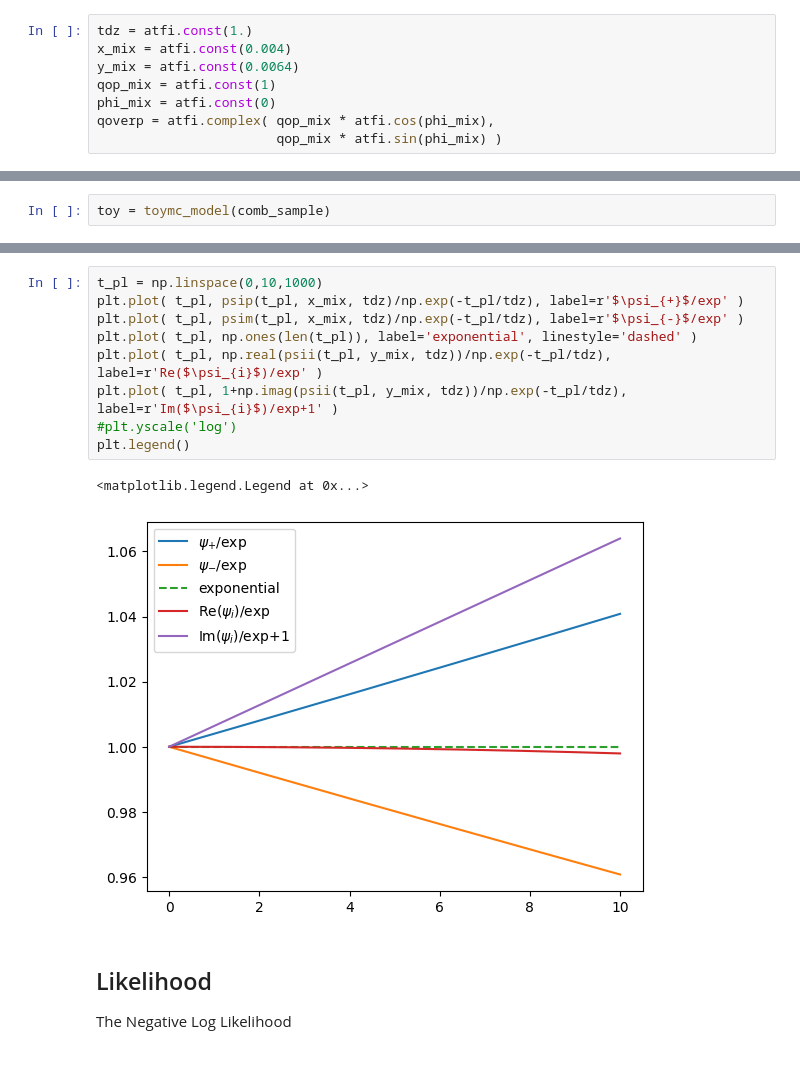
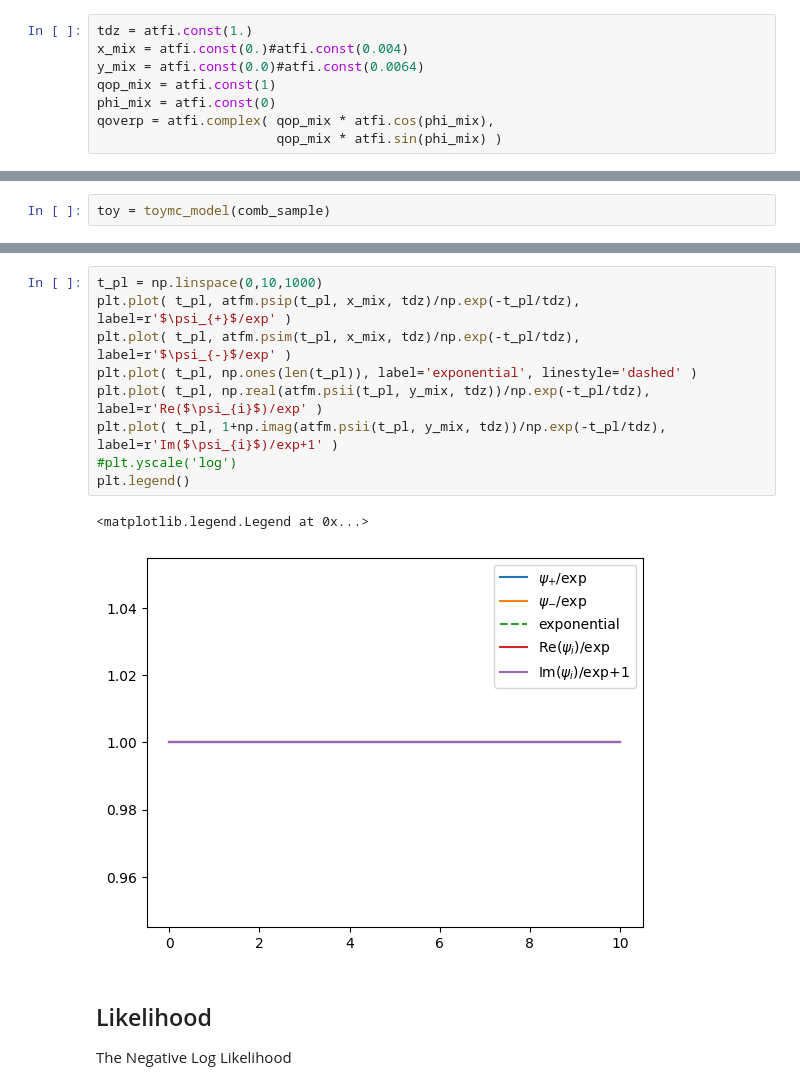
Before and after one commit to cpviolation/tfa_examples, a Jupyter notebook: notebooks/d02kspipi_mixing.ipynb, the cells around one changed output, grey strips where cells are left out. Drawn from its saved outputs; the diff is of its cells as text.

```diff
--- a/notebooks/d02kspipi_mixing.ipynb
+++ b/notebooks/d02kspipi_mixing.ipynb
@@ -93,8 +87,8 @@ rr = atfi.const(1.5)
 The mixing parameters
 # %%
 tdz = atfi.const(1.)
-x_mix = atfi.const(0.004)
-y_mix = atfi.const(0.0064)
+x_mix = atfi.const(0.)#atfi.const(0.004)
+y_mix = atfi.const(0.0)#atfi.const(0.0064)
 qop_mix = atfi.const(1)
 phi_mix = atfi.const(0)
 qoverp = atfi.complex( qop_mix * atfi.cos(phi_mix),
@@ -322,15 +255,15 @@ tf.Tensor(
 # %%
 t_pl = np.linspace(0,10,1000)
-plt.plot( t_pl, psip(t_pl, x_mix, tdz)/np.exp(-t_pl/tdz), label=r'$\psi_{+}$/exp' )
-plt.plot( t_pl, psim(t_pl, x_mix, tdz)/np.exp(-t_pl/tdz), label=r'$\psi_{-}$/exp' )
+plt.plot( t_pl, atfm.psip(t_pl, x_mix, tdz)/np.exp(-t_pl/tdz), label=r'$\psi_{+}$/exp' )
+plt.plot( t_pl, atfm.psim(t_pl, x_mix, tdz)/np.exp(-t_pl/tdz), label=r'$\psi_{-}$/exp' )
 plt.plot( t_pl, np.ones(len(t_pl)), label='exponential', linestyle='dashed' )
-plt.plot( t_pl, np.real(psii(t_pl, y_mix, tdz))/np.exp(-t_pl/tdz), label=r'Re($\psi_{i}$)/exp' )
-plt.plot( t_pl, 1+np.imag(psii(t_pl, y_mix, tdz))/np.exp(-t_pl/tdz), label=r'Im($\psi_{i}$)/exp+1' )
+plt.plot( t_pl, np.real(atfm.psii(t_pl, y_mix, tdz))/np.exp(-t_pl/tdz), label=r'Re($\psi_{i}$)/exp' )
+plt.plot( t_pl, 1+np.imag(atfm.psii(t_pl, y_mix, tdz))/np.exp(-t_pl/tdz), label=r'Im($\psi_{i}$)/exp+1' )
 #plt.yscale('log')
 plt.legend()
 # %% [output]
 <matplotlib.legend.Legend at 0x...>
-[figure, old version]
+[figure, new version]
 # %% [markdown]
 ## Likelihood
 
```
Also changed, not shown: parts of 31 cells of this notebook.
